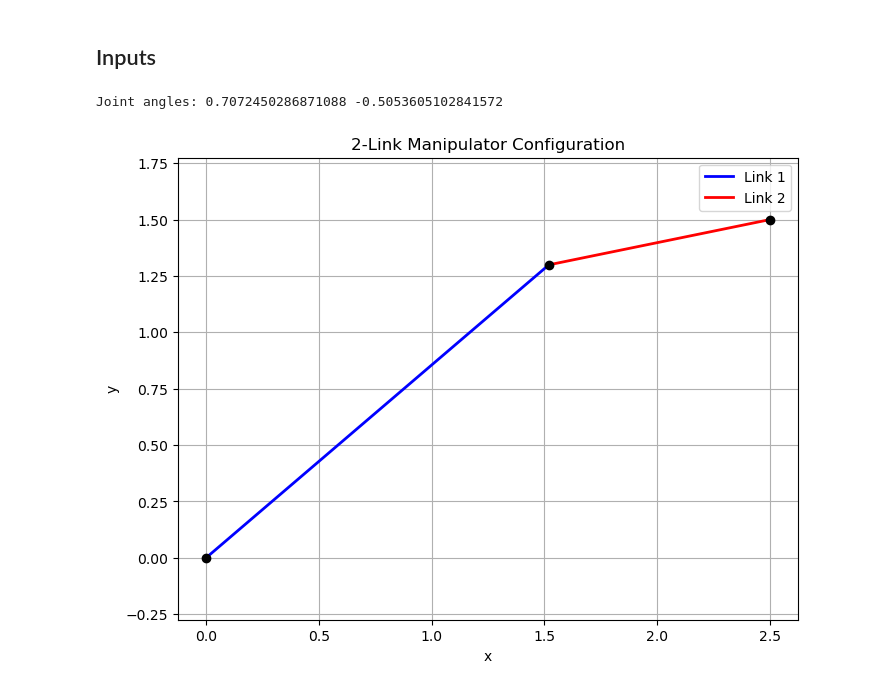
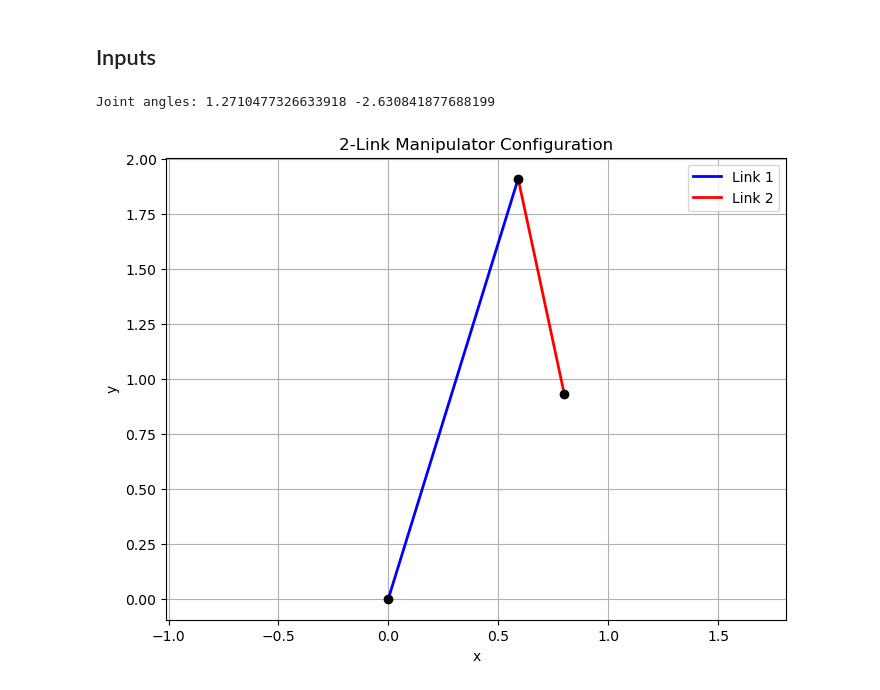
Before and after one commit to cathy-guo/Manipulator_Optimal_Control, a Jupyter notebook: classical_optimization/inverse_kinematics_visualizer.ipynb, the cells around one changed output. Drawn from its saved outputs; the diff is of its cells as text; code cells hidden in the pictures.

```diff
--- a/classical_optimization/inverse_kinematics_visualizer.ipynb
+++ b/classical_optimization/inverse_kinematics_visualizer.ipynb
@@ -86,25 +86,25 @@ def plot_manipulator(L1, L2, theta1, theta2):
 # %%
 # Example usage
 
-target_pos = (2.5, 1.5)
+target_pos = (0.8, 0.933)
 
 L1 = 2
 L2 = 1
 
 #radians
 theta1_min = 0
 theta1_max = math.pi/2
 theta2_min = -math.pi
 theta2_max = math.pi
 
 result = inverse_kinematics_2link(L1, L2, theta1_min, theta1_max, theta2_min, theta2_max, target_pos)
 
 if isinstance(result, str):
     print(result)
 else:
     print("Joint angles:", init_theta1, init_theta2)
     # Plot the manipulator configuration
     plot_manipulator(L1, L2, init_theta1, init_theta2)
 # %% [output]
-Joint angles: 0.7072450286871088 -0.5053605102841572
+Joint angles: 1.2710477326633918 -2.630841877688199
-[figure, old version]
+[figure, new version]
```
Also changed, not shown: 1 other file.
